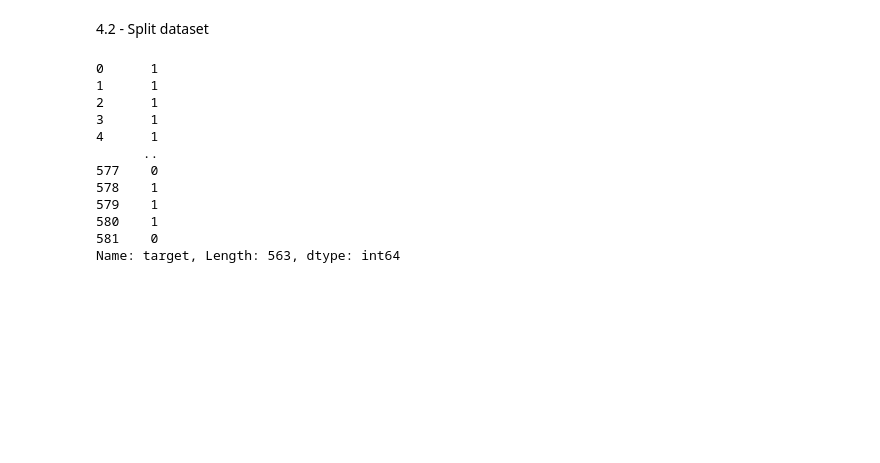
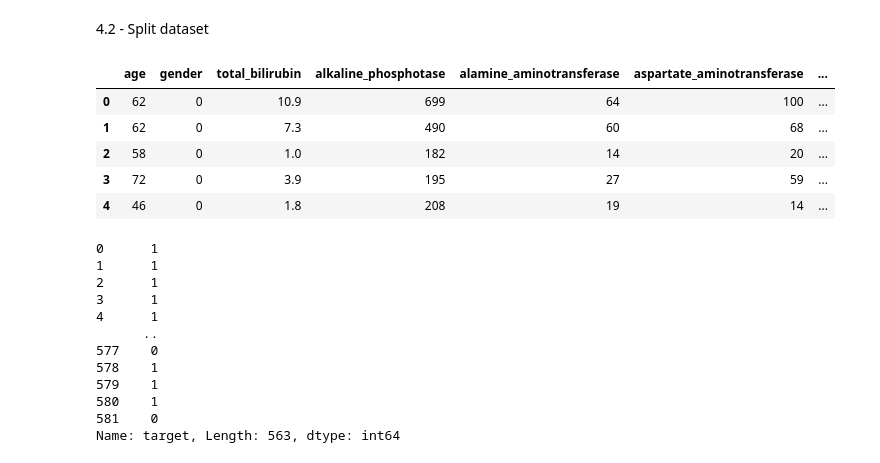
Before and after one commit to amandarnds/Predict-Liver-Disease, a Jupyter notebook: Predict-Liver-Disease.ipynb, the cells around one changed output. Drawn from its saved outputs; the diff is of its cells as text; code cells hidden in the pictures; blank space fills up the shorter version.

Commit message:
🐛 fix: feature engineer
it was necessary transform the gender variable in numerical before doing the class balancing

```diff
--- a/Predict-Liver-Disease.ipynb
+++ b/Predict-Liver-Disease.ipynb
@@ -528,6 +528,25 @@ ds5.head()
 # %%
 # to apply machine learning models, it will be necessary to split the dataset in train and test as well as sort out
 # target variables from input variables
+# %%
+#Before of split the dataset it's import transform all strings in numerical data
+#Therefore, the gender variable will be transformed in numerical
+#By convenction, it will be adjust the number of target variable from 2 (no disease) to 0.
+def numero (x):
+    if x == 'Male':
+        return 0
+    return 1
+ds5['gender'] =ds5['gender'].map(numero)
+# %%
+#Check if it's ok:
+ds5.head()
+# %% [output]
+|  | age | gender | total_bilirubin | alkaline_phosphotase | alamine_aminotransferase | aspartate_aminotransferase | ... |
+| 0 | 62 | 0 | 10.9 | 699 | 64 | 100 | ... |
+| 1 | 62 | 0 | 7.3 | 490 | 60 | 68 | ... |
+| 2 | 58 | 0 | 1.0 | 182 | 14 | 20 | ... |
+| 3 | 72 | 0 | 3.9 | 195 | 27 | 59 | ... |
+| 4 | 46 | 0 | 1.8 | 208 | 19 | 14 | ... |
 # %%
 #target variable
 y = ds5.target
```
Also changed, not shown: parts of 10 cells of this notebook, 1 other file.
